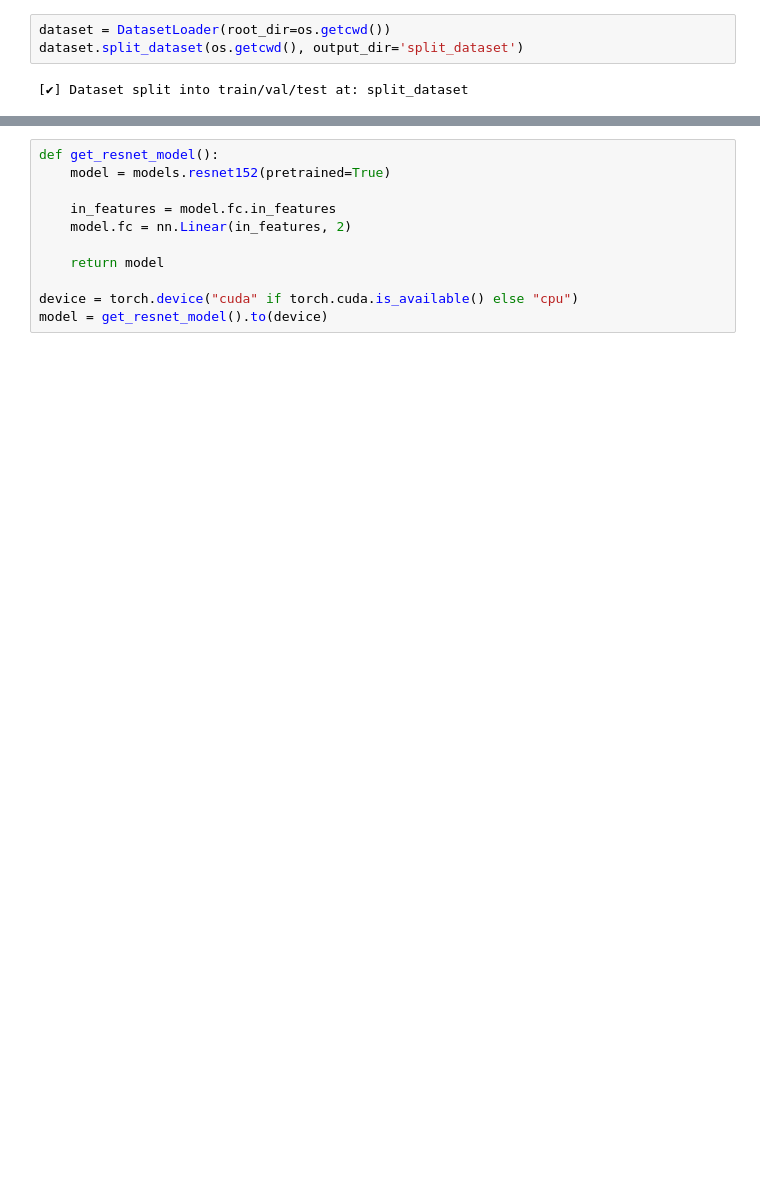
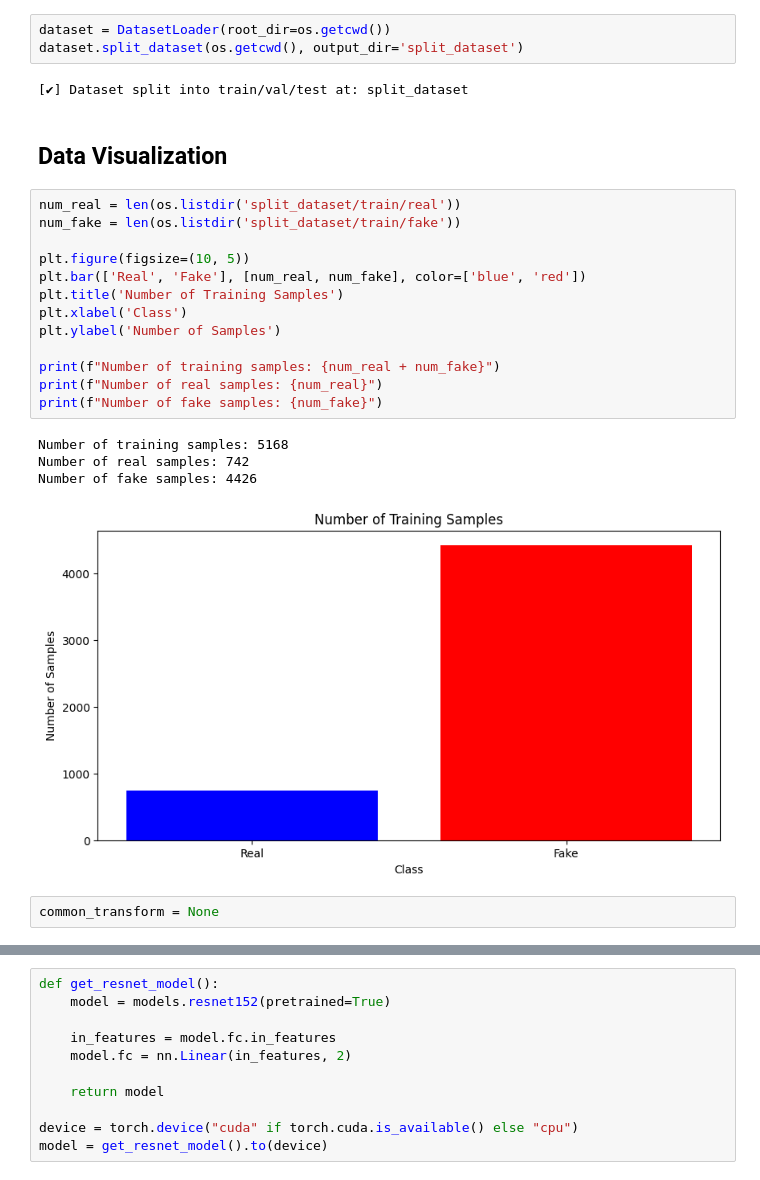
Before and after one commit to pranav-85/deep_fake, a Jupyter notebook: main.ipynb, the cells around one changed output, grey strips where cells are left out. Drawn from its saved outputs; the diff is of its cells as text; blank space fills up the shorter version.

```diff
--- a/main.ipynb
+++ b/main.ipynb
@@ -170,3 +242,25 @@ dataset = DatasetLoader(root_dir=os.getcwd())
 dataset.split_dataset(os.getcwd(), output_dir='split_dataset')
 # %% [output]
 [✔] Dataset split into train/val/test at: split_dataset
+# %% [markdown]
+## Data Visualization
+# %%
+num_real = len(os.listdir('split_dataset/train/real'))
+num_fake = len(os.listdir('split_dataset/train/fake'))
+
+plt.figure(figsize=(10, 5))
+plt.bar(['Real', 'Fake'], [num_real, num_fake], color=['blue', 'red'])
+plt.title('Number of Training Samples')
+plt.xlabel('Class')
+plt.ylabel('Number of Samples')
+
+print(f"Number of training samples: {num_real + num_fake}")
+print(f"Number of real samples: {num_real}")
+print(f"Number of fake samples: {num_fake}")
+# %% [output]
+Number of training samples: 5168
+Number of real samples: 742
+Number of fake samples: 4426
+[figure, added]
+# %%
+common_transform = None
```
Also changed, not shown: parts of 37 cells of this notebook, 5 other files.
